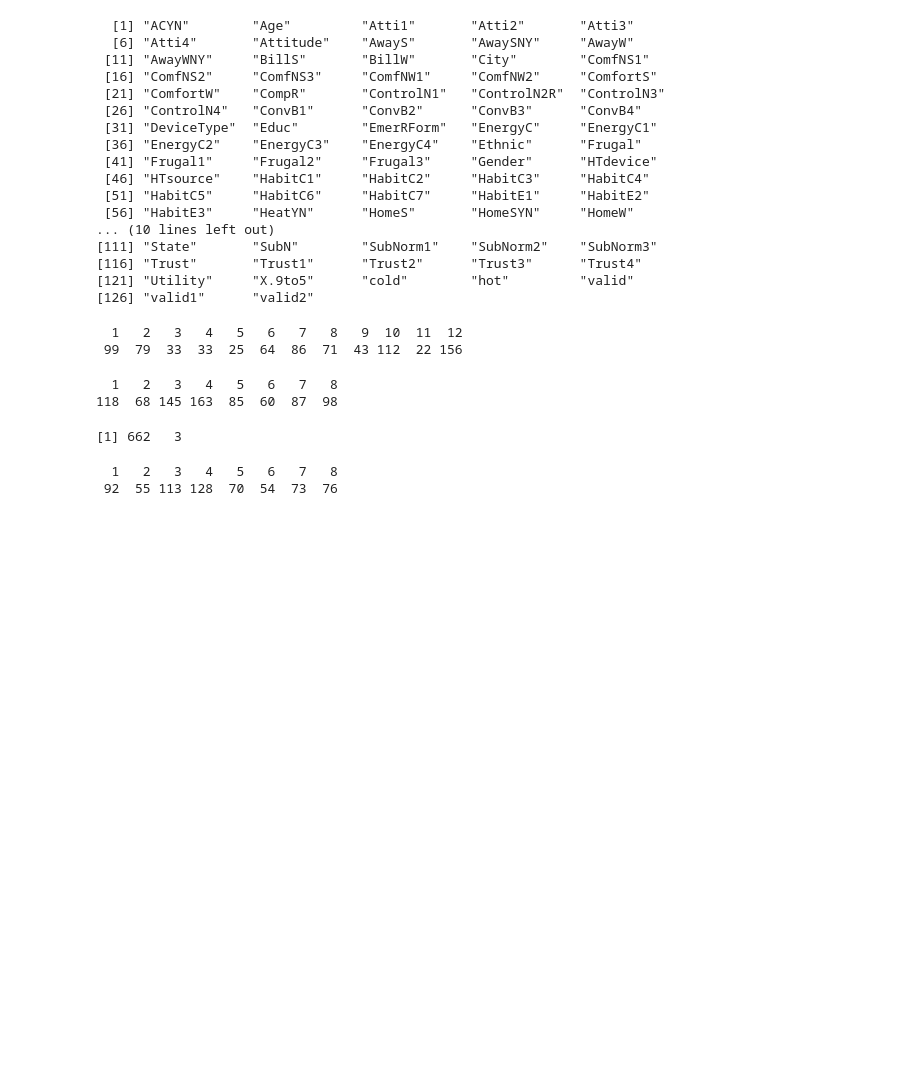
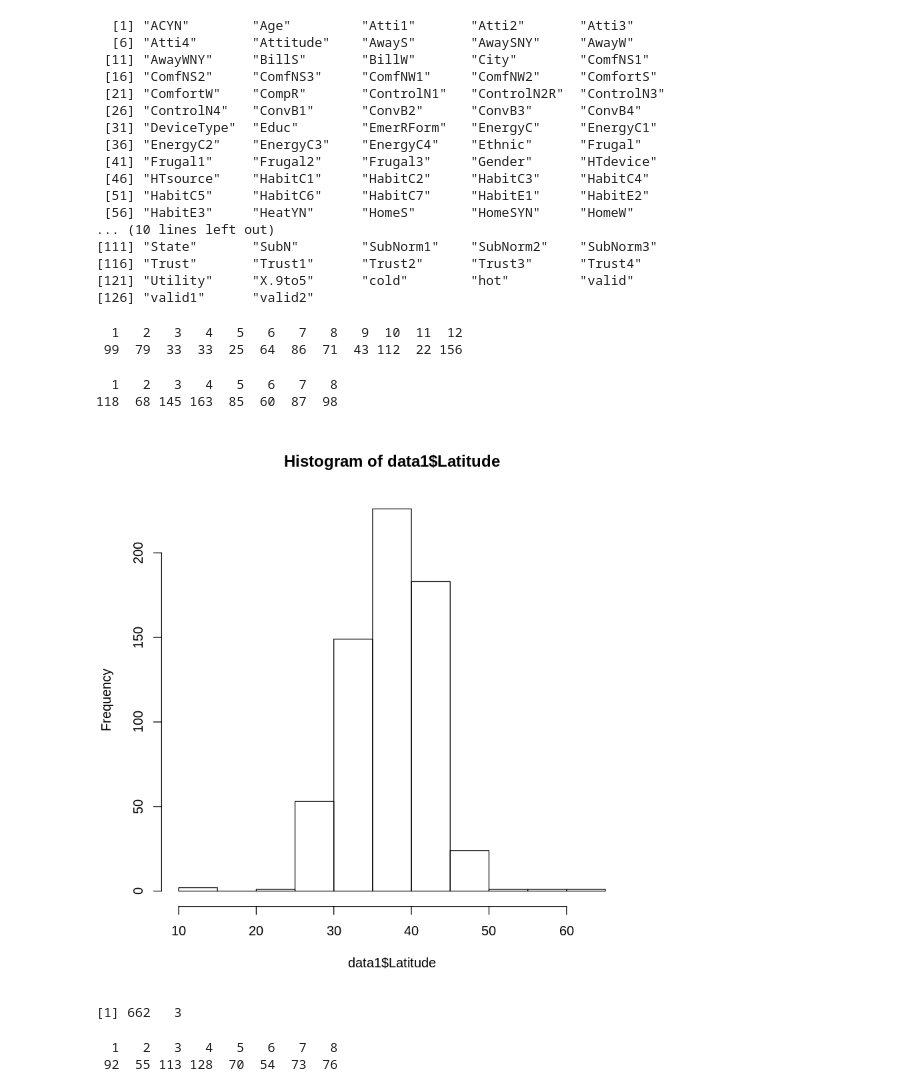
Before and after one commit to audrism/powerstats, a Jupyter notebook: Hypothesis1.ipynb, the cells around one changed output. Drawn from its saved outputs; the diff is of its cells as text; code cells hidden in the pictures; blank space fills up the shorter version.

```diff
--- a/Hypothesis1.ipynb
+++ b/Hypothesis1.ipynb
@@ -43,6 +43,10 @@ table(survey$Political)
  99  79  33  33  25  64  86  71  43 112  22 156
   1   2   3   4   5   6   7   8
 118  68 145 163  85  60  87  98
+# %%
+hist(data1$Latitude)
+# %% [output]
+[figure, added]
 # %%
 #Frugal-Mean(Frugal1,Frugal2,Frugal3)
 tmp <- cbind(Frugal1=data1$Frugal1,Frugal2=data1$Frugal2,Frugal3=data1$Frugal3)
```
Also changed, not shown: parts of 10 cells of this notebook, 2 other files.
